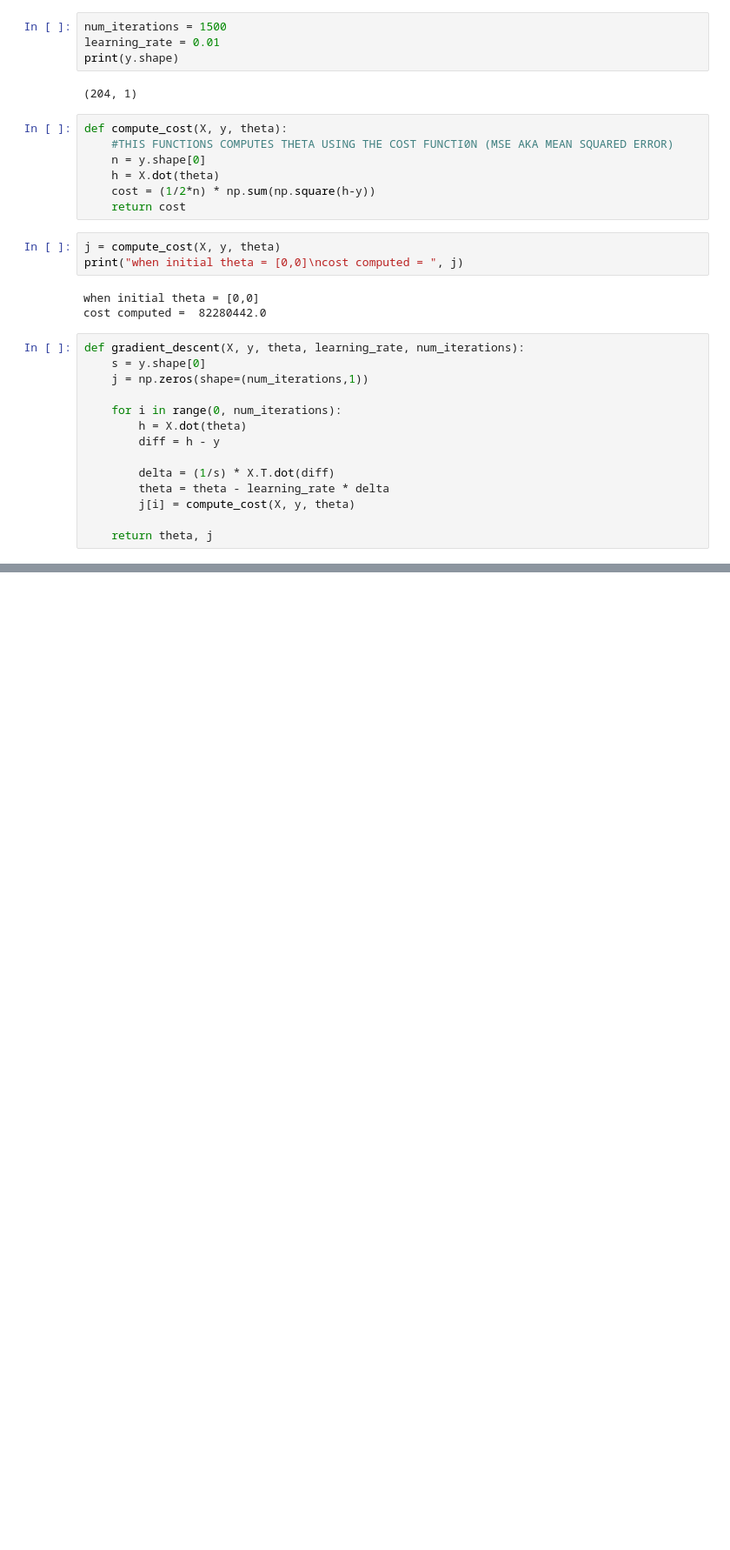
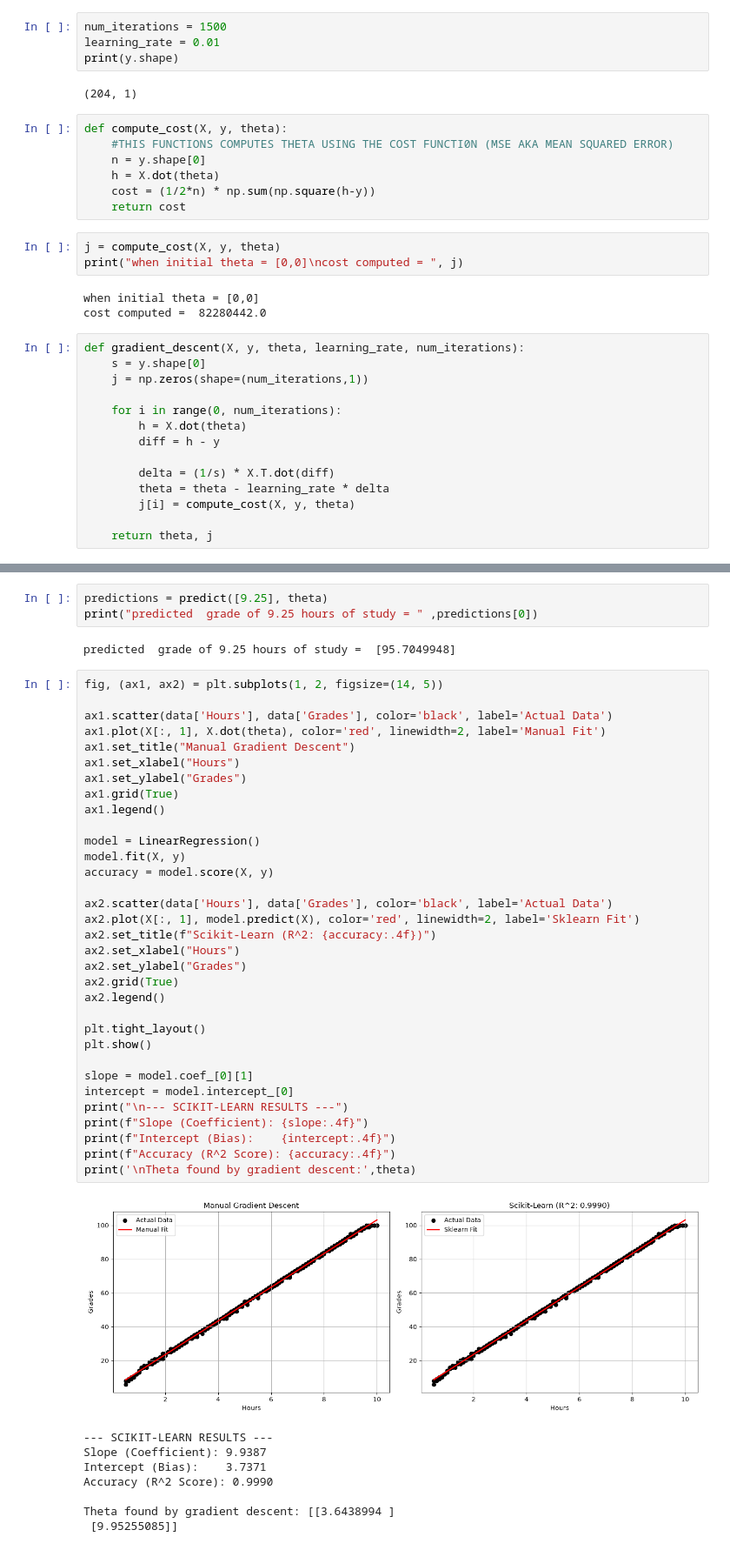
Before and after one commit to Sudo-Spas/Linear-Regression-from-Scratch, a Jupyter notebook: model.ipynb, the cells around one changed output, grey strips where cells are left out. Shown at 87% size. Cells and saved outputs as stored; diff of their text form; blank space fills up the shorter version.

Commit message:
Added prediction function and plot

```diff
--- a/model.ipynb
+++ b/model.ipynb
@@ -65,0 +72,47 @@ def
+# %%
+predictions = predict([9.25], theta)
+print("predicted  grade of 9.25 hours of study = " ,predictions[0])
+# %% [output]
+predicted  grade of 9.25 hours of study =  [95.7049948]
+# %%
+fig, (ax1, ax2) = plt.subplots(1, 2, figsize=(14, 5))
+
+ax1.scatter(data['Hours'], data['Grades'], color='black', label='Actual Data')
+ax1.plot(X[:, 1], X.dot(theta), color='red', linewidth=2, label='Manual Fit')
+ax1.set_title("Manual Gradient Descent")
+ax1.set_xlabel("Hours")
+ax1.set_ylabel("Grades")
+ax1.grid(True)
+ax1.legend()
+
+model = LinearRegression()
+model.fit(X, y)
+accuracy = model.score(X, y)
+
+ax2.scatter(data['Hours'], data['Grades'], color='black', label='Actual Data')
+ax2.plot(X[:, 1], model.predict(X), color='red', linewidth=2, label='Sklearn Fit')
+ax2.set_title(f"Scikit-Learn (R^2: {accuracy:.4f})")
+ax2.set_xlabel("Hours")
+ax2.set_ylabel("Grades")
+ax2.grid(True)
+ax2.legend()
+
+plt.tight_layout()
+plt.show()
+
+slope = model.coef_[0][1]
+intercept = model.intercept_[0]
+print("\n--- SCIKIT-LEARN RESULTS ---")
+print(f"Slope (Coefficient): {slope:.4f}")
+print(f"Intercept (Bias):    {intercept:.4f}")
+print(f"Accuracy (R^2 Score): {accuracy:.4f}")
+print('\nTheta found by gradient descent:',theta)
+# %% [output]
+[figure, added]
+--- SCIKIT-LEARN RESULTS ---
+Slope (Coefficient): 9.9387
+Intercept (Bias):    3.7371
+Accuracy (R^2 Score): 0.9990
+
+Theta found by gradient descent: [[3.6438994 ]
+ [9.95255085]]
```
Also changed, not shown: parts of 3 cells of this notebook.
